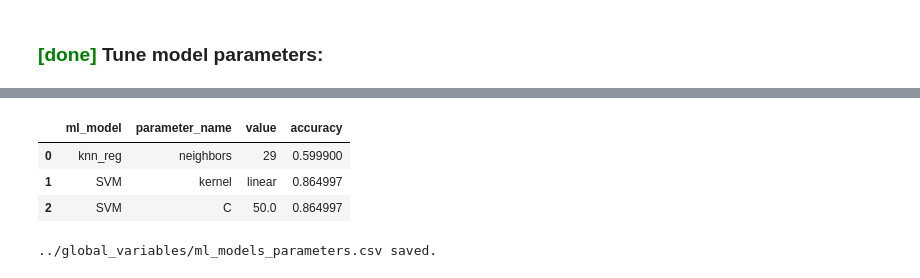
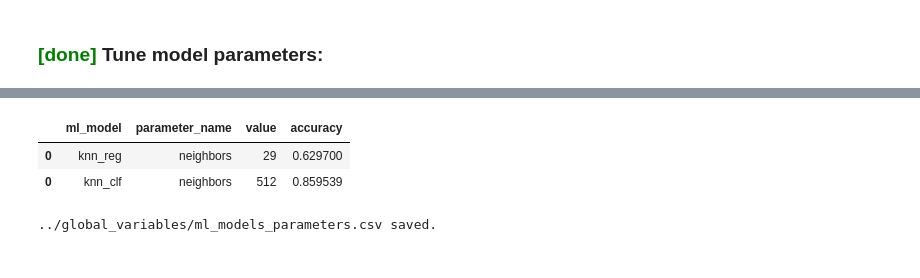
Before and after one commit to sagi778/ufc_fights_Predictor, a Jupyter notebook: notebooks/fight_result_model_training.ipynb, the cells around one changed output, grey strips where cells are left out. Cells and saved outputs as stored; diff of their text form; code cells hidden in the pictures.

```diff
--- a/notebooks/fight_result_model_training.ipynb
+++ b/notebooks/fight_result_model_training.ipynb
@@ -51,7 +60,7 @@ Data split: Data=(6731, 13), train_set=(3279, 8), validation_set=(1437, 8), test
 | 6730 | train | Drew Dober | Joshua Burkman | 1.361536 | 0.16454 | -0.006803 | 0.000126 | 1.488122 | 0.123202 | ... |
 # %%
-svm_clf = set_svm_clf(X_columns=X, y_columns=y, data=df, C=1, gamma='scale', kernel='poly', degree=7)
-df = set_predictions(model=svm_clf, data=df, X_columns=X, y_columns=y)
+knn_clf = set_knn_clf(X_columns=X, y_columns=y, data=df)
+df = set_predictions(model=knn_clf, data=df, X_columns=X, y_columns=y)
 df.tail(3)
 # %% [output]
 |  | set | fighter | opponent | kd_dif | str_dif | td_dif | sub_dif | stance_win_ratio | win_perc_dif | ... |
@@ -70,11 +77,11 @@ Accuracy = 0.791067
 # %%
-svm_linear = pd.DataFrame(columns=['kernel','C','accuracy'])
+knn_opt = pd.DataFrame(columns=['neighbors','accuracy'])
 
-for C in tqdm([0.01, 0.1, 1, 3, 5, 10, 20, 50]):
-    svm_linear = pd.concat([svm_linear, get_svm_grad_step(kernel='linear', C=C, gamma='scale', degree=1, X_columns=X, y_columns=y, data=df)], ignore_index=True)
+for n in tqdm([1,2,4,8,16,32,64,128,256]):
+    knn_opt = pd.concat([knn_opt, get_knn_grad_step( X_columns=X, y_columns=y, data=df, neighbors=n)], ignore_index=True)
 
-max_stat_linear = svm_linear[svm_linear.accuracy==np.max(svm_linear.accuracy)].reset_index(drop=True)
+max_stat_knn = knn_opt[knn_opt.accuracy==np.max(knn_opt.accuracy)].reset_index(drop=True)
 print('Best Model:')
-max_stat_linear
+max_stat_knn
 # %% [output]
 Best Model:
@@ -124,23 +96,19 @@ parm_tune
 # %%
-# get best SVM parameters to save:
-row = parm_tune[parm_tune.accuracy == np.max(parm_tune.accuracy)].reset_index(drop=True)
-row = row.dropna(axis=1,how='all')
-
+# get best knn parameters to save:
 param = pd.read_csv('../global_variables/ml_models_parameters.csv').drop(columns='Unnamed: 0')
 param = param[param.ml_model=='knn_reg']
 
-svm_param = pd.DataFrame(data={'ml_model':['SVM','SVM'],
-                          'parameter_name':['kernel',row.columns[1]],
-                          'value':[row.loc[0,'kernel'],row.loc[0,row.columns[1]]],
-                          'accuracy':[row.loc[0,'accuracy'],row.loc[0,'accuracy']]}
+knn_clf_param = pd.DataFrame(data={'ml_model':['knn_clf'],
+                           'parameter_name':[max_stat_knn.columns[0]],
+                           'value':[max_stat_knn.loc[0,'neighbors']],
+                           'accuracy':[max_stat_knn.loc[0,'accuracy']]}
                     )
-param = pd.concat([param,svm_param]).reset_index(drop=True)
+param = pd.concat([param,knn_clf_param])
 param
 # %% [output]
 |  | ml_model | parameter_name | value | accuracy |
-| 0 | knn_reg | neighbors | 29 | 0.599900 |
-| 1 | SVM | kernel | linear | 0.864997 |
-| 2 | SVM | C | 50.0 | 0.864997 |
+| 0 | knn_reg | neighbors | 29 | 0.629700 |
+| 0 | knn_clf | neighbors | 512 | 0.859539 |
 # %%
 param.to_csv('../global_variables/ml_models_parameters.csv')
 print('../global_variables/ml_models_parameters.csv saved.')
```
Also changed, not shown: parts of 19 cells of this notebook, 3 other files.
